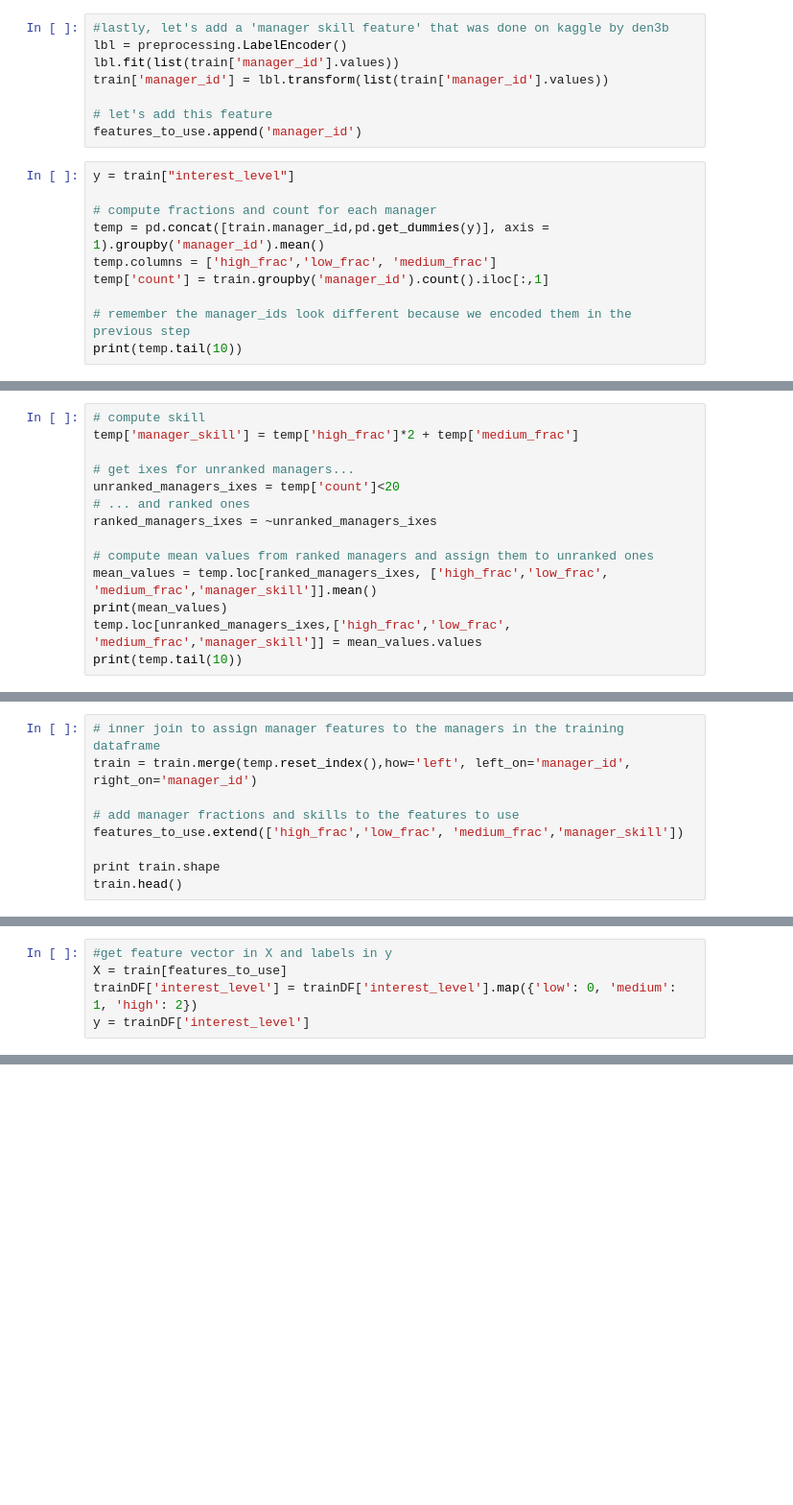
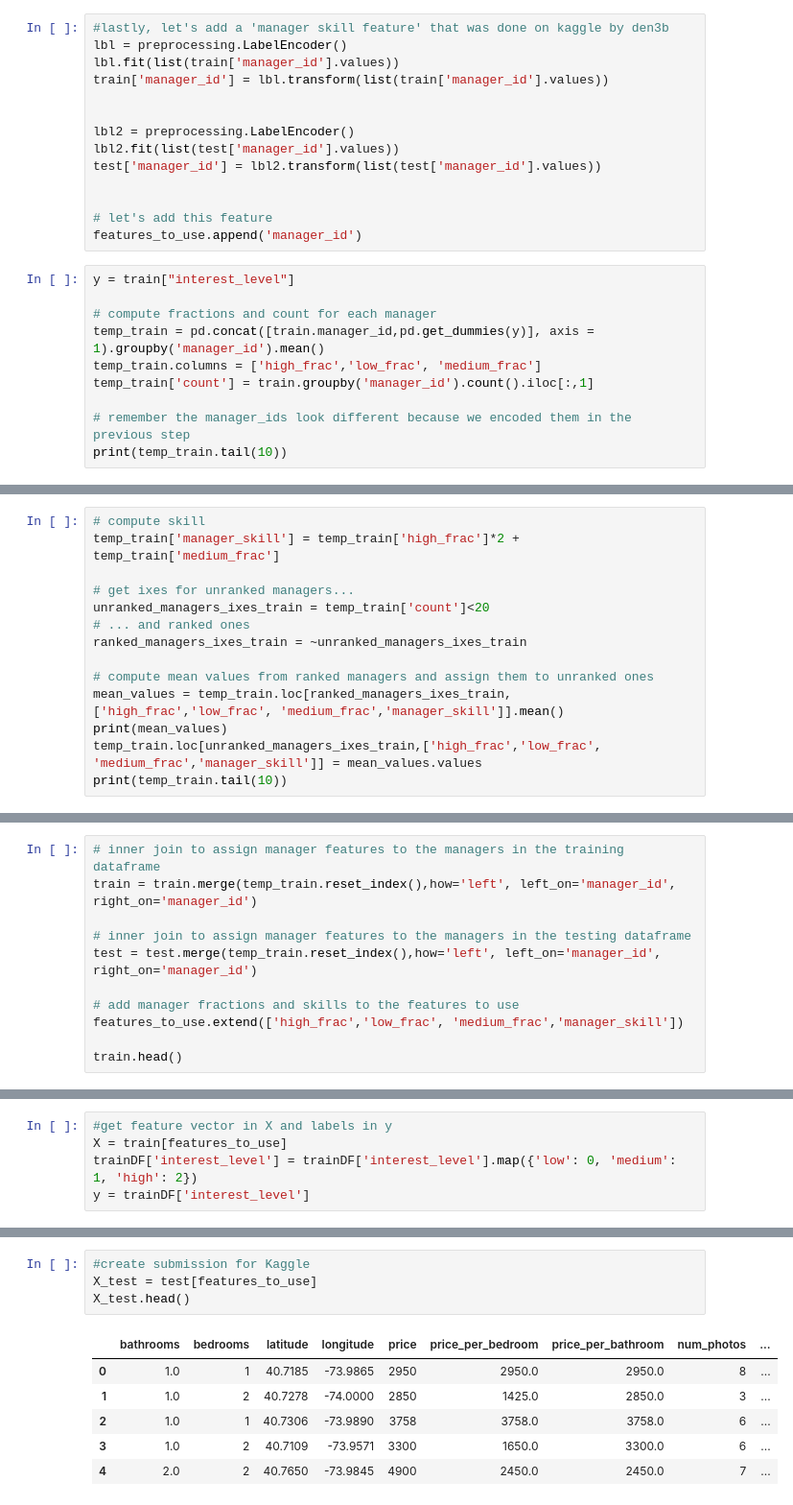
Before and after one commit to jwaring8/data_science_termproject, a Jupyter notebook: svm.ipynb, the cells around one changed output, grey strips where cells are left out. Shown: that part at 96% size. Drawn from its saved outputs; the diff is of its cells as text; blank space fills up the shorter version.

```diff
--- a/svm.ipynb
+++ b/svm.ipynb
@@ -104,18 +120,24 @@ lbl = preprocessing.LabelEncoder()
 lbl.fit(list(train['manager_id'].values))
 train['manager_id'] = lbl.transform(list(train['manager_id'].values))
 
+
+lbl2 = preprocessing.LabelEncoder()
+lbl2.fit(list(test['manager_id'].values))
+test['manager_id'] = lbl2.transform(list(test['manager_id'].values))
+
+
 # let's add this feature
 features_to_use.append('manager_id')
 # %%
 y = train["interest_level"]
 
 # compute fractions and count for each manager
-temp = pd.concat([train.manager_id,pd.get_dummies(y)], axis = 1).groupby('manager_id').mean()
-temp.columns = ['high_frac','low_frac', 'medium_frac']
-temp['count'] = train.groupby('manager_id').count().iloc[:,1]
+temp_train = pd.concat([train.manager_id,pd.get_dummies(y)], axis = 1).groupby('manager_id').mean()
+temp_train.columns = ['high_frac','low_frac', 'medium_frac']
+temp_train['count'] = train.groupby('manager_id').count().iloc[:,1]
 
 # remember the manager_ids look different because we encoded them in the previous step
-print(temp.tail(10))
+print(temp_train.tail(10))
 # %% [output]
             high_frac  low_frac  medium_frac  count
 manager_id
@@ -131,18 +153,18 @@ manager_id
 3480         0.034783  0.669565     0.295652    115
 # %%
 # compute skill
-temp['manager_skill'] = temp['high_frac']*2 + temp['medium_frac']
+temp_train['manager_skill'] = temp_train['high_frac']*2 + temp_train['medium_frac']
 
 # get ixes for unranked managers...
-unranked_managers_ixes = temp['count']<20
+unranked_managers_ixes_train = temp_train['count']<20
 # ... and ranked ones
-ranked_managers_ixes = ~unranked_managers_ixes
+ranked_managers_ixes_train = ~unranked_managers_ixes_train
 
 # compute mean values from ranked managers and assign them to unranked ones
-mean_values = temp.loc[ranked_managers_ixes, ['high_frac','low_frac', 'medium_frac','manager_skill']].mean()
+mean_values = temp_train.loc[ranked_managers_ixes_train, ['high_frac','low_frac', 'medium_frac','manager_skill']].mean()
 print(mean_values)
-temp.loc[unranked_managers_ixes,['high_frac','low_frac', 'medium_frac','manager_skill']] = mean_values.values
-print(temp.tail(10))
+temp_train.loc[unranked_managers_ixes_train,['high_frac','low_frac', 'medium_frac','manager_skill']] = mean_values.values
+print(temp_train.tail(10))
 # %% [output]
 high_frac        0.081314
 low_frac         0.673194
@@ -163,11 +185,13 @@ manager_id
 3480         0.034783  0.669565     0.295652    115       0.365217
 # %%
 # inner join to assign manager features to the managers in the training dataframe
-train = train.merge(temp.reset_index(),how='left', left_on='manager_id', right_on='manager_id')
+train = train.merge(temp_train.reset_index(),how='left', left_on='manager_id', right_on='manager_id')
+
+# inner join to assign manager features to the managers in the testing dataframe
+test = test.merge(temp_train.reset_index(),how='left', left_on='manager_id', right_on='manager_id')
 
 # add manager fractions and skills to the features to use
 features_to_use.extend(['high_frac','low_frac', 'medium_frac','manager_skill'])
 
-print train.shape
 train.head()
 # %% [output]
@@ -218,0 +319,11 @@ print avgLinearSVM
+# %%
+#create submission for Kaggle
+X_test = test[features_to_use]
+X_test.head()
+# %% [output]
+|  | bathrooms | bedrooms | latitude | longitude | price | price_per_bedroom | price_per_bathroom | num_photos | ... |
+| 0 | 1.0 | 1 | 40.7185 | -73.9865 | 2950 | 2950.0 | 2950.0 | 8 | ... |
+| 1 | 1.0 | 2 | 40.7278 | -74.0000 | 2850 | 1425.0 | 2850.0 | 3 | ... |
+| 2 | 1.0 | 1 | 40.7306 | -73.9890 | 3758 | 3758.0 | 3758.0 | 6 | ... |
+| 3 | 1.0 | 2 | 40.7109 | -73.9571 | 3300 | 1650.0 | 3300.0 | 6 | ... |
+| 4 | 2.0 | 2 | 40.7650 | -73.9845 | 4900 | 2450.0 | 2450.0 | 7 | ... |
```
Also changed, not shown: parts of 13 cells of this notebook.
